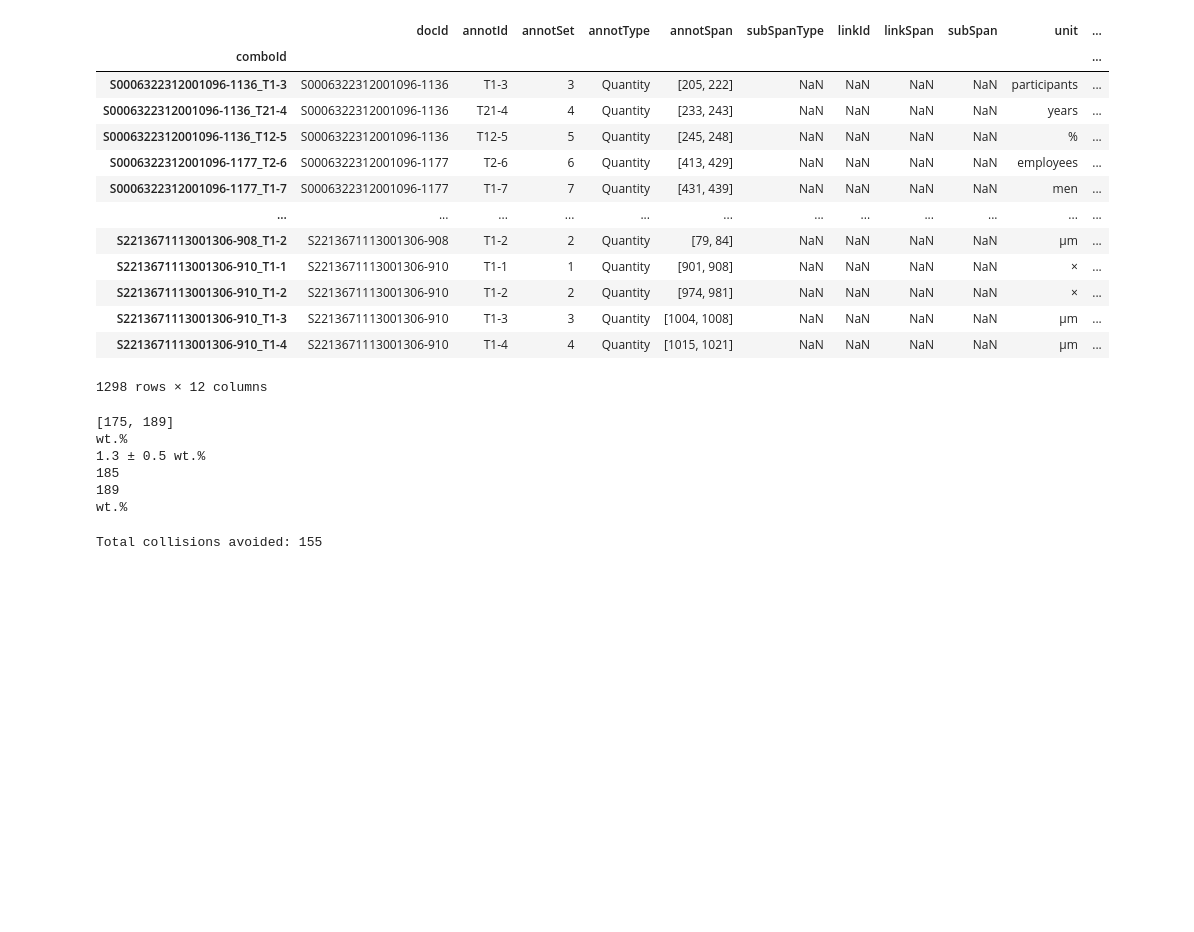
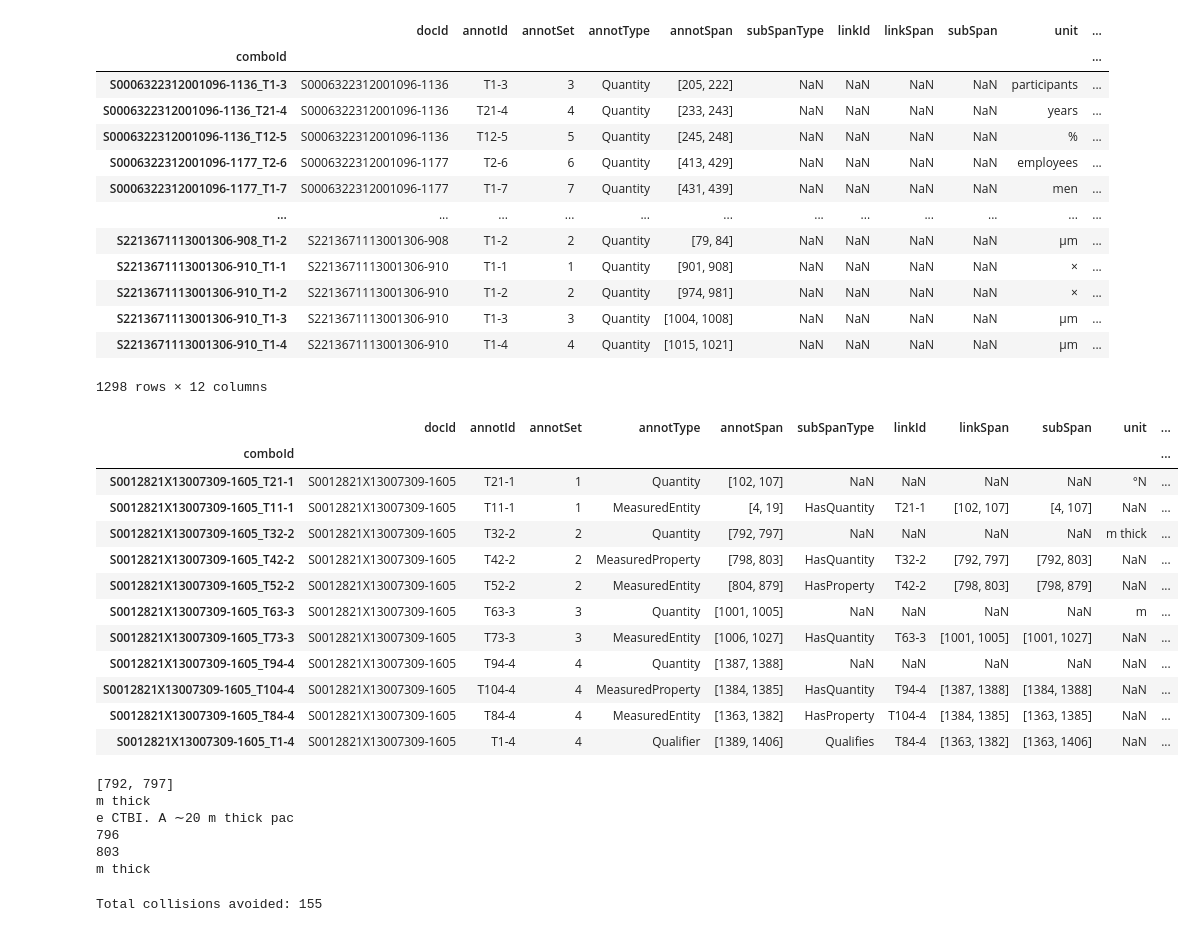
Before and after one commit to sams-data/MeasEval, a Jupyter notebook: baselines/batch_doc_pipeline.ipynb, the cells around one changed output. Saved outputs shown, nothing was run; the diff lists cells and outputs as text; code cells hidden in the pictures; blank space fills up the shorter version.

Commit message:
unit span example

```diff
--- a/baselines/batch_doc_pipeline.ipynb
+++ b/baselines/batch_doc_pipeline.ipynb
@@ -329,25 +329,44 @@ df[~df['unit'].isna()]
 | S2213671113001306-910_T1-3 | S2213671113001306-910 | T1-3 | 3 | Quantity | [1004, 1008] | NaN | NaN | NaN | NaN | μm | ... |
 | S2213671113001306-910_T1-4 | S2213671113001306-910 | T1-4 | 4 | Quantity | [1015, 1021] | NaN | NaN | NaN | NaN | μm | ... |
 1298 rows × 12 columns
+# %%
+combo_annot_processed[combo_annot_processed['docId']=='S0012821X13007309-1605']
+# %% [output]
+|  | docId | annotId | annotSet | annotType | annotSpan | subSpanType | linkId | linkSpan | subSpan | unit | ... |
+| comboId |  |  |  |  |  |  |  |  |  |  | ... |
+| S0012821X13007309-1605_T21-1 | S0012821X13007309-1605 | T21-1 | 1 | Quantity | [102, 107] | NaN | NaN | NaN | NaN | °N | ... |
+| S0012821X13007309-1605_T11-1 | S0012821X13007309-1605 | T11-1 | 1 | MeasuredEntity | [4, 19] | HasQuantity | T21-1 | [102, 107] | [4, 107] | NaN | ... |
+| S0012821X13007309-1605_T32-2 | S0012821X13007309-1605 | T32-2 | 2 | Quantity | [792, 797] | NaN | NaN | NaN | NaN | m thick | ... |
+| S0012821X13007309-1605_T42-2 | S0012821X13007309-1605 | T42-2 | 2 | MeasuredProperty | [798, 803] | HasQuantity | T32-2 | [792, 797] | [792, 803] | NaN | ... |
+| S0012821X13007309-1605_T52-2 | S0012821X13007309-1605 | T52-2 | 2 | MeasuredEntity | [804, 879] | HasProperty | T42-2 | [798, 803] | [798, 879] | NaN | ... |
+| S0012821X13007309-1605_T63-3 | S0012821X13007309-1605 | T63-3 | 3 | Quantity | [1001, 1005] | NaN | NaN | NaN | NaN | m | ... |
+| S0012821X13007309-1605_T73-3 | S0012821X13007309-1605 | T73-3 | 3 | MeasuredEntity | [1006, 1027] | HasQuantity | T63-3 | [1001, 1005] | [1001, 1027] | NaN | ... |
+| S0012821X13007309-1605_T94-4 | S0012821X13007309-1605 | T94-4 | 4 | Quantity | [1387, 1388] | NaN | NaN | NaN | NaN | NaN | ... |
+| S0012821X13007309-1605_T104-4 | S0012821X13007309-1605 | T104-4 | 4 | MeasuredProperty | [1384, 1385] | HasQuantity | T94-4 | [1387, 1388] | [1384, 1388] | NaN | ... |
+| S0012821X13007309-1605_T84-4 | S0012821X13007309-1605 | T84-4 | 4 | MeasuredEntity | [1363, 1382] | HasProperty | T104-4 | [1384, 1385] | [1363, 1385] | NaN | ... |
+| S0012821X13007309-1605_T1-4 | S0012821X13007309-1605 | T1-4 | 4 | Qualifier | [1389, 1406] | Qualifies | T84-4 | [1363, 1382] | [1363, 1406] | NaN | ... |
 # %%
 # filter all Quants w/ units -> list of rows
 
 # for each Quant/unit annot:
 
-docId = combo_annot_processed.loc['S0019103513005058-3154_T1-1']['docId']
+docId = combo_annot_processed.loc['S0012821X13007309-1605_T32-2']['docId']
 
 demo_doc = combo_txt[docId]
 
-quant_span = combo_annot_processed.loc['S0019103513005058-3154_T1-1']['annotSpan']
+quant_span = combo_annot_processed.loc['S0012821X13007309-1605_T32-2']['annotSpan']
 print(quant_span)
 
-unit_txt = combo_annot_processed.loc['S0019103513005058-3154_T1-1']['unit']
+unit_txt = combo_annot_processed.loc['S0012821X13007309-1605_T32-2']['unit']
 print(unit_txt)
 
-quant_txt = demo_doc[quant_span[0]:quant_span[1]]
+## add 10 characters of margin to search for the unit txt before and after the quant txt
+charSearchMargin = 10
+quant_txt = demo_doc[(quant_span[0]-charSearchMargin):(quant_span[1]+charSearchMargin)]
 print(quant_txt)
 
-unit_start = quant_txt.index(unit_txt) + quant_span[0]
+## remember to subtract off the margin
+unit_start = quant_txt.index(unit_txt) + quant_span[0] - charSearchMargin
 print(unit_start)
 
 unit_end = unit_start + len(unit_txt)
@@ -366,12 +385,12 @@ print(demo_doc[unit_start:unit_end])
 # unit = unit_txt   #copy from related Quantity
 # all others NaN
 # %% [output]
-[175, 189]
-wt.%
-1.3 ± 0.5 wt.%
-185
-189
-wt.%
+[792, 797]
+m thick
+e CTBI. A ∼20 m thick pac
+796
+803
+m thick
 # %%
 ### insert special tokens for subspans (Sam)
 # will make docs longer
```
Also changed, not shown: parts of 1 cell of this notebook.
